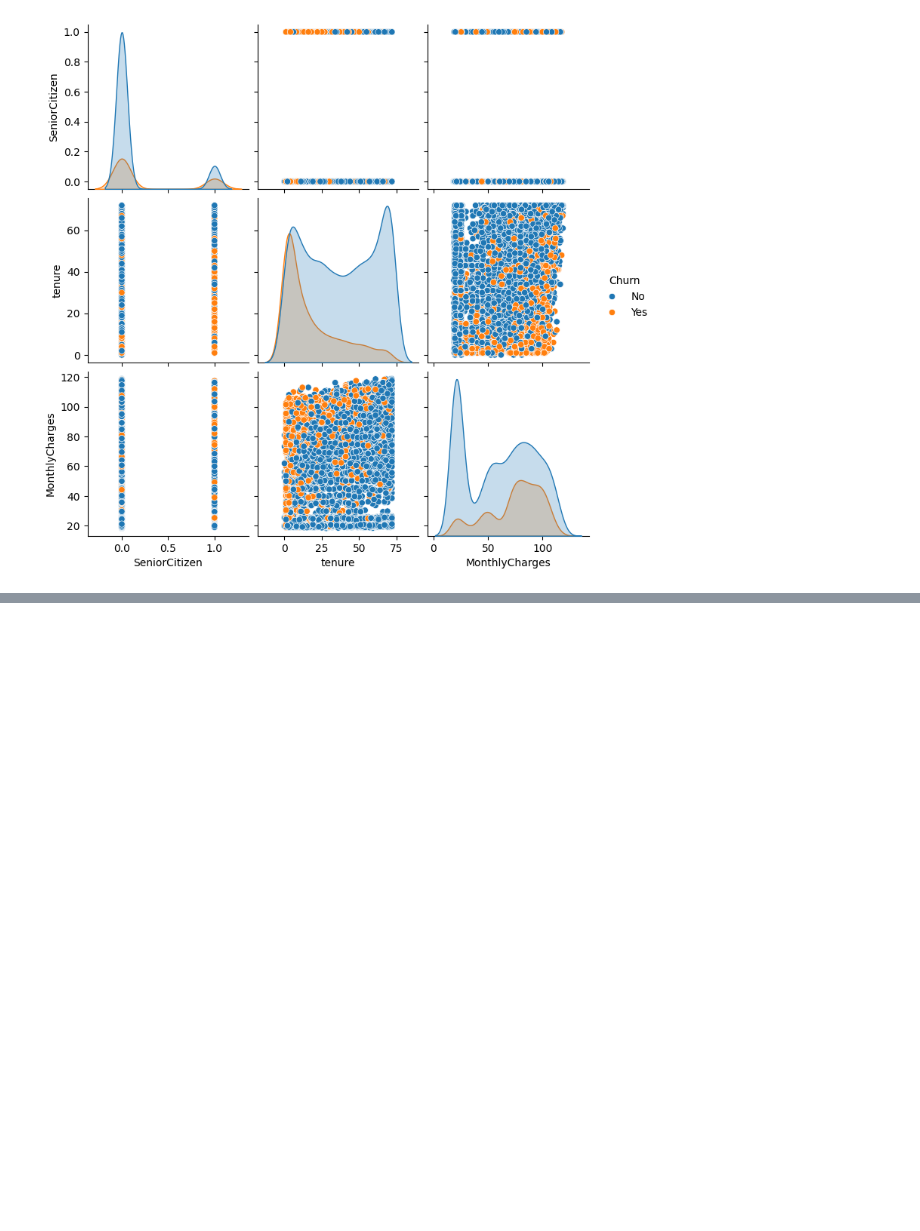
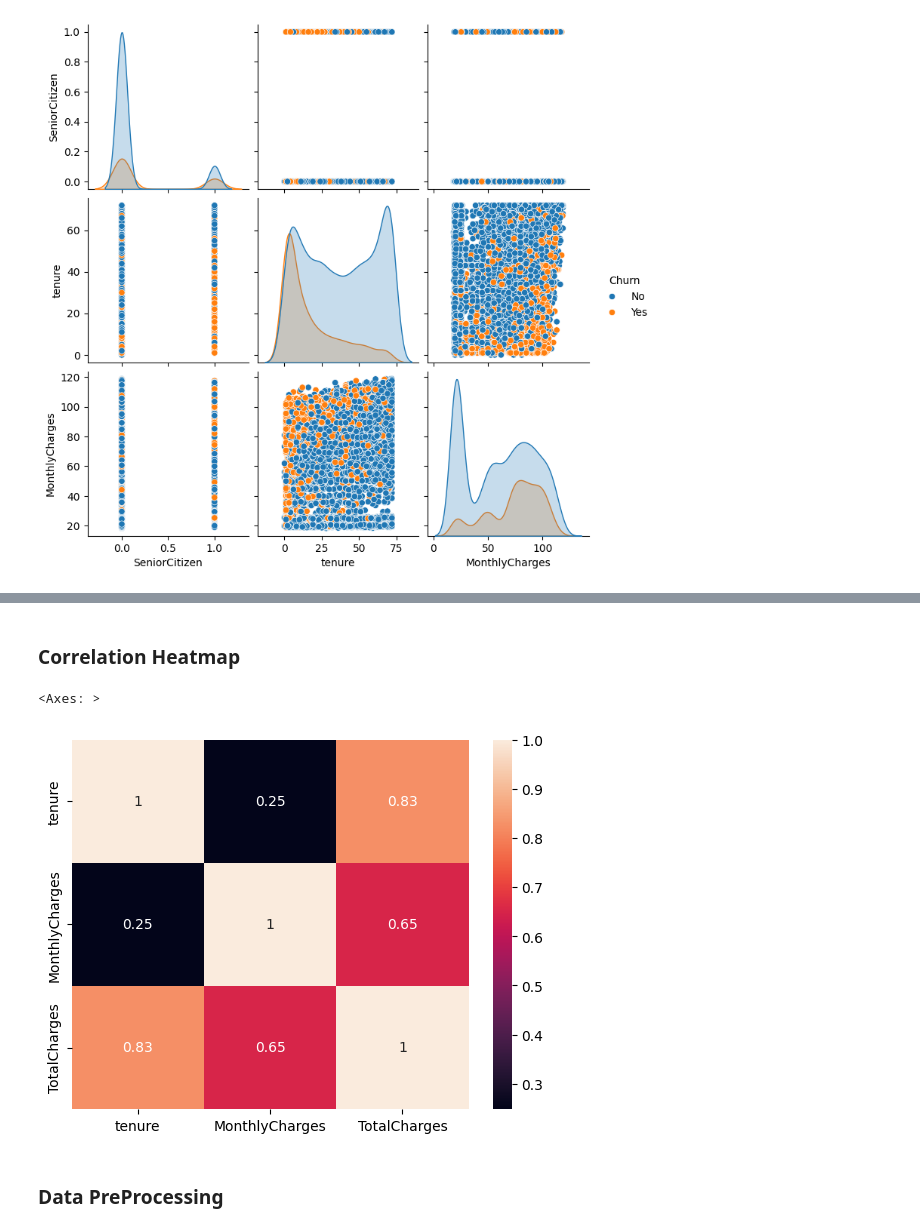
Before and after one commit to udan2006/Telco_Customer_churn, a Jupyter notebook: ML_CW.ipynb, the cells around one changed output, grey strips where cells are left out. Saved outputs shown, nothing was run; the diff lists cells and outputs as text; code cells hidden in the pictures; blank space fills up the shorter version.

Commit message:
add data cleaning and preprocessing part

```diff
--- a/ML_CW.ipynb
+++ b/ML_CW.ipynb
@@ -199,0 +234,5 @@ plt.show()
+# %%
+#totalCharges convert to the numeric
+
+df['TotalCharges'] = pd.to_numeric(df['TotalCharges'], errors='coerce')
+df['TotalCharges'].fillna(df['TotalCharges'].median(), inplace=True)
@@ -199,0 +274,10 @@ plt.show()
+# %% [markdown]
+### **Correlation Heatmap**
+# %%
+corr = df[['tenure', 'MonthlyCharges', 'TotalCharges']].corr()
+sns.heatmap(corr, annot=True)
+# %% [output]
+<Axes: >
+[figure, added]
+# %% [markdown]
+### **Data PreProcessing**
```
Also changed, not shown: parts of 24 cells of this notebook.
